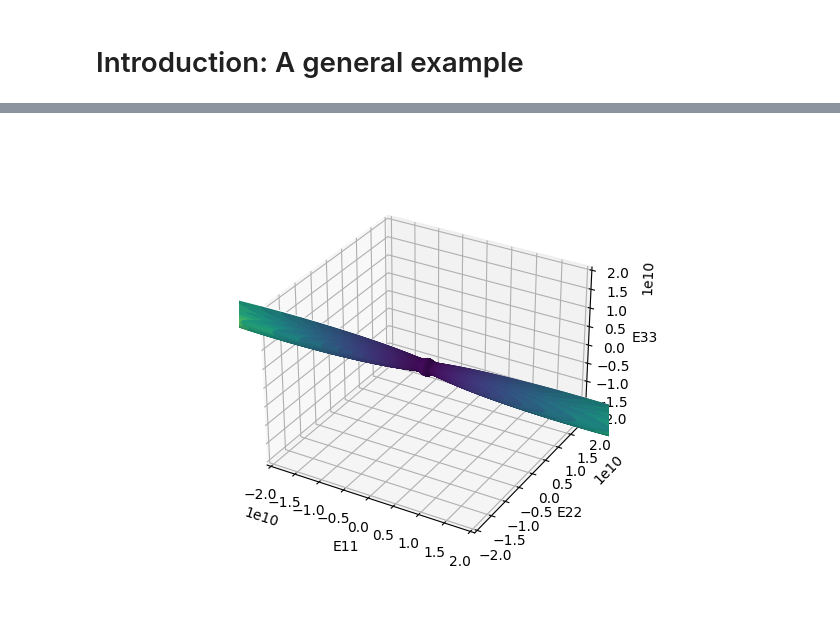
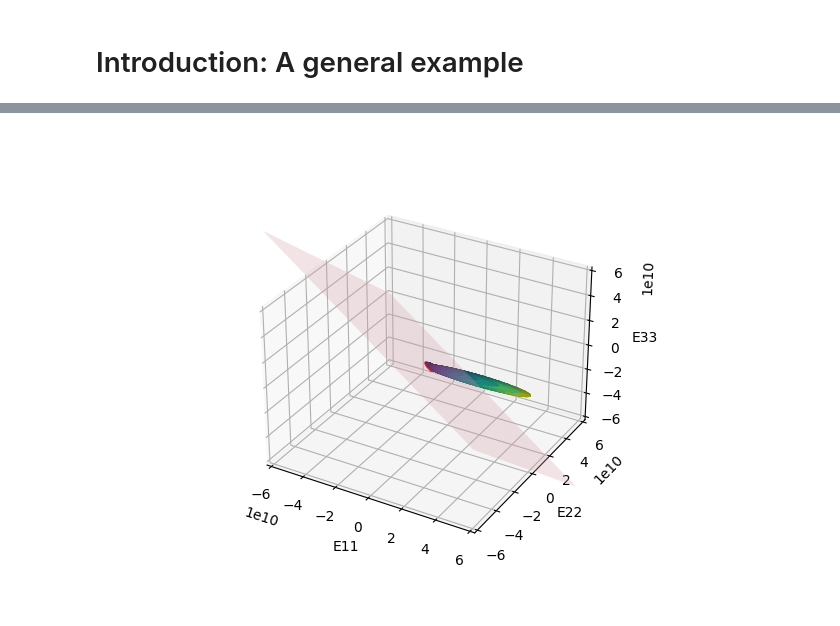
Before and after one commit to Extraweich/homopy, a Jupyter notebook: examples/Introduction.ipynb, the cells around one changed output, grey strips where cells are left out. Cells and saved outputs as stored; diff of their text form; code cells hidden in the pictures.

Commit message:
Updated plot library to fully support plotly

```diff
--- a/examples/Introduction.ipynb
+++ b/examples/Introduction.ipynb
@@ -42,7 +42,7 @@ from fiberoripy.closures import (
     quadratic_closure,
 )
 
-plotter = ElasticPlot(USEVOIGT=False)  # we highly recommend using USEVOIGT=False
+plotter = ElasticPlot(USEVOIGT=False, plot_library="matplotlib")  # we highly recommend using USEVOIGT=False
 
 # define arbitrary orientation tensor of 2nd order
 N2 = np.zeros((3, 3))
@@ -57,12 +57,13 @@ N4 = IBOF_closure(N2)  # IBOF_closure is recommended by the authors
 c_eff_carbon_ave = mt_carbon.get_average_stiffness(N4)
 s_eff_carbon_ave = np.linalg.inv(c_eff_carbon_ave)
 
+
 # plot stiffness body of UD reinforcement...
 _ = plotter.plot_E_body(
-    c_eff_carbon, 400, 200, [5e10, 5e10, 5e10], rcount=500, ccount=500
+    c_eff_carbon, 400, 200, rcount=400, ccount=400
 )  # rcount and ccount should be larger than default
 # ... and averaged reinforcement
 _ = plotter.plot_E_body(
-    c_eff_carbon_ave, 400, 200, [5e10, 5e10, 5e10], rcount=200, ccount=200
+    c_eff_carbon_ave, 400, 200, rcount=400, ccount=400
 )
 # %% [output]
@@ -93,7 +93,6 @@ _ = plotter.polar_plot([pC_angled + ("MT Carbon",), pG_angled + ("MT Glass",), p
 # %%
 # if you want to visualize the slice in 3D, just go ahead with ...
 
-
-plotter.plot_E_body_cut(c_eff_carbon, 800, 200, normal=np.array([0,1,0]), bound=[2e10, 2e10, 2e10], rcount=400, ccount=400)
+plotter.plot_E_body_cut(c_eff_carbon, 400, 200, normal=np.array([1,1,1]))
 # %% [output]
-[figure, old version]
+[figure, new version]
```
Also changed, not shown: parts of 4 cells of this notebook, 2 other files.
